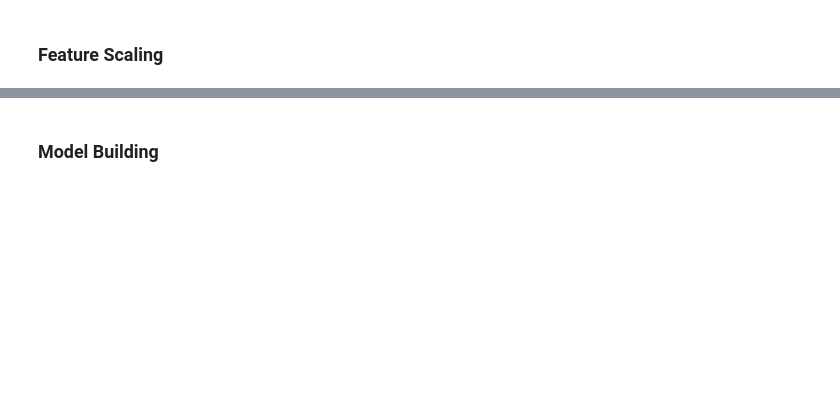
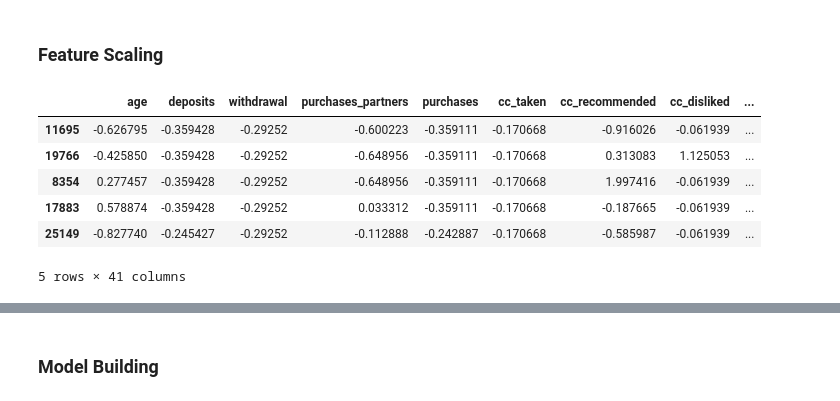
Before and after one commit to dsteven12/minimizing_churn_rate, a Jupyter notebook: churn_notebook.ipynb, the cells around one changed output, grey strips where cells are left out. Cells and saved outputs as stored; diff of their text form; code cells hidden in the pictures; blank space fills up the shorter version.

```diff
--- a/churn_notebook.ipynb
+++ b/churn_notebook.ipynb
@@ -436,3 +506,13 @@ X_train2.index = X_train.index.values
 X_test.index = X_test.index.values
 X_train = X_train2
 X_test = X_test2
+# %%
+X_train.head()
+# %% [output]
+|  | age | deposits | withdrawal | purchases_partners | purchases | cc_taken | cc_recommended | cc_disliked | ... |
+| 11695 | -0.626795 | -0.359428 | -0.29252 | -0.600223 | -0.359111 | -0.170668 | -0.916026 | -0.061939 | ... |
+| 19766 | -0.425850 | -0.359428 | -0.29252 | -0.648956 | -0.359111 | -0.170668 | 0.313083 | 1.125053 | ... |
+| 8354 | 0.277457 | -0.359428 | -0.29252 | -0.648956 | -0.359111 | -0.170668 | 1.997416 | -0.061939 | ... |
+| 17883 | 0.578874 | -0.359428 | -0.29252 | 0.033312 | -0.359111 | -0.170668 | -0.187665 | -0.061939 | ... |
+| 25149 | -0.827740 | -0.245427 | -0.29252 | -0.112888 | -0.242887 | -0.170668 | -0.585987 | -0.061939 | ... |
+5 rows × 41 columns
```
Also changed, not shown: parts of 10 cells of this notebook.
